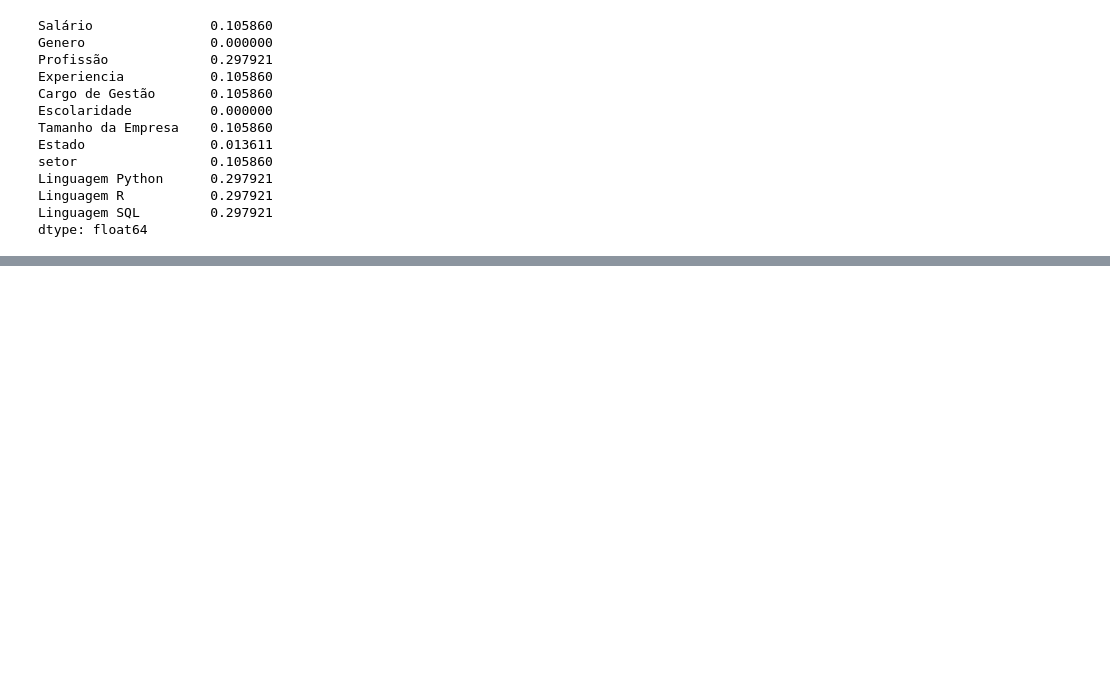
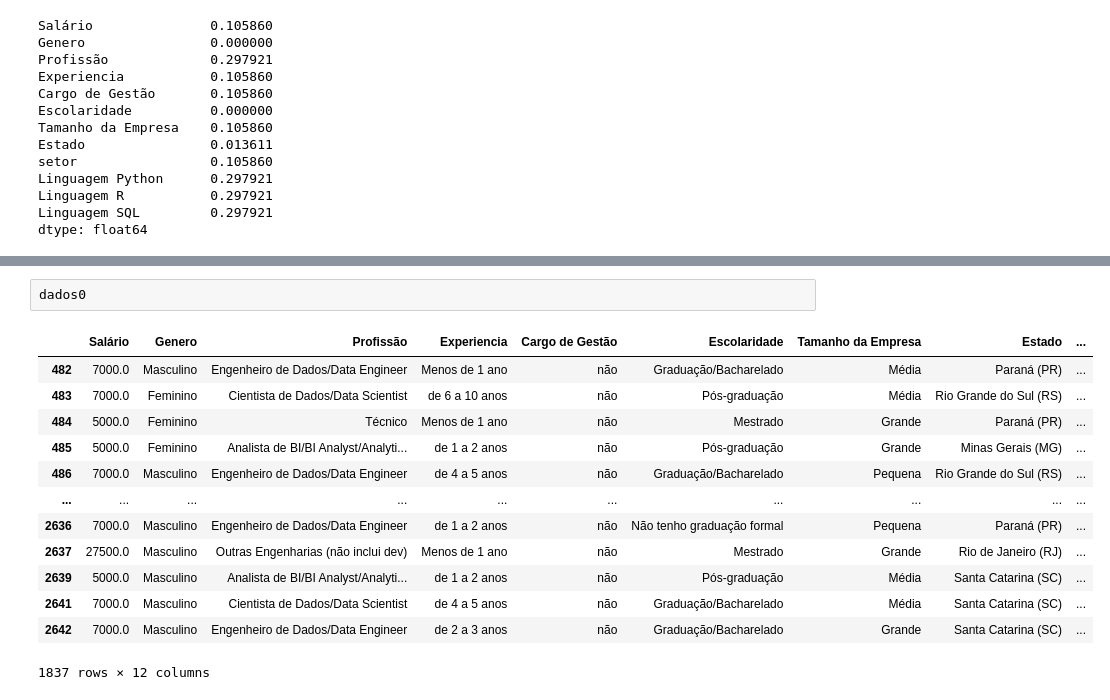
Before and after one commit to DionesGouvea/Salary-Prediction, a Jupyter notebook: Projeto_de_precificacao_de_salario.ipynb, the cells around one changed output, grey strips where cells are left out. Saved outputs shown, nothing was run; the diff lists cells and outputs as text; blank space fills up the shorter version.

```diff
--- a/Projeto_de_precificacao_de_salario.ipynb
+++ b/Projeto_de_precificacao_de_salario.ipynb
@@ -372,0 +371,16 @@ msno.matrix(dados0, figsize = (8, 4), color = (0, 0.1, 0.25), sparkline = False)
+# %%
+dados0
+# %% [output]
+|  | Salário | Genero | Profissão | Experiencia | Cargo de Gestão | Escolaridade | Tamanho da Empresa | Estado | ... |
+| 482 | 7000.0 | Masculino | Engenheiro de Dados/Data Engineer | Menos de 1 ano | não | Graduação/Bacharelado | Média | Paraná (PR) | ... |
+| 483 | 7000.0 | Feminino | Cientista de Dados/Data Scientist | de 6 a 10 anos | não | Pós-graduação | Média | Rio Grande do Sul (RS) | ... |
+| 484 | 5000.0 | Feminino | Técnico | Menos de 1 ano | não | Mestrado | Grande | Paraná (PR) | ... |
+| 485 | 5000.0 | Feminino | Analista de BI/BI Analyst/Analyti... | de 1 a 2 anos | não | Pós-graduação | Grande | Minas Gerais (MG) | ... |
+| 486 | 7000.0 | Masculino | Engenheiro de Dados/Data Engineer | de 4 a 5 anos | não | Graduação/Bacharelado | Pequena | Rio Grande do Sul (RS) | ... |
+| ... | ... | ... | ... | ... | ... | ... | ... | ... | ... |
+| 2636 | 7000.0 | Masculino | Engenheiro de Dados/Data Engineer | de 1 a 2 anos | não | Não tenho graduação formal | Pequena | Paraná (PR) | ... |
+| 2637 | 27500.0 | Masculino | Outras Engenharias (não inclui dev) | Menos de 1 ano | não | Mestrado | Grande | Rio de Janeiro (RJ) | ... |
+| 2639 | 5000.0 | Masculino | Analista de BI/BI Analyst/Analyti... | de 1 a 2 anos | não | Pós-graduação | Média | Santa Catarina (SC) | ... |
+| 2641 | 7000.0 | Masculino | Cientista de Dados/Data Scientist | de 4 a 5 anos | não | Graduação/Bacharelado | Média | Santa Catarina (SC) | ... |
+| 2642 | 7000.0 | Masculino | Engenheiro de Dados/Data Engineer | de 2 a 3 anos | não | Graduação/Bacharelado | Grande | Santa Catarina (SC) | ... |
+1837 rows × 12 columns
```
Also changed, not shown: parts of 20 cells of this notebook.
